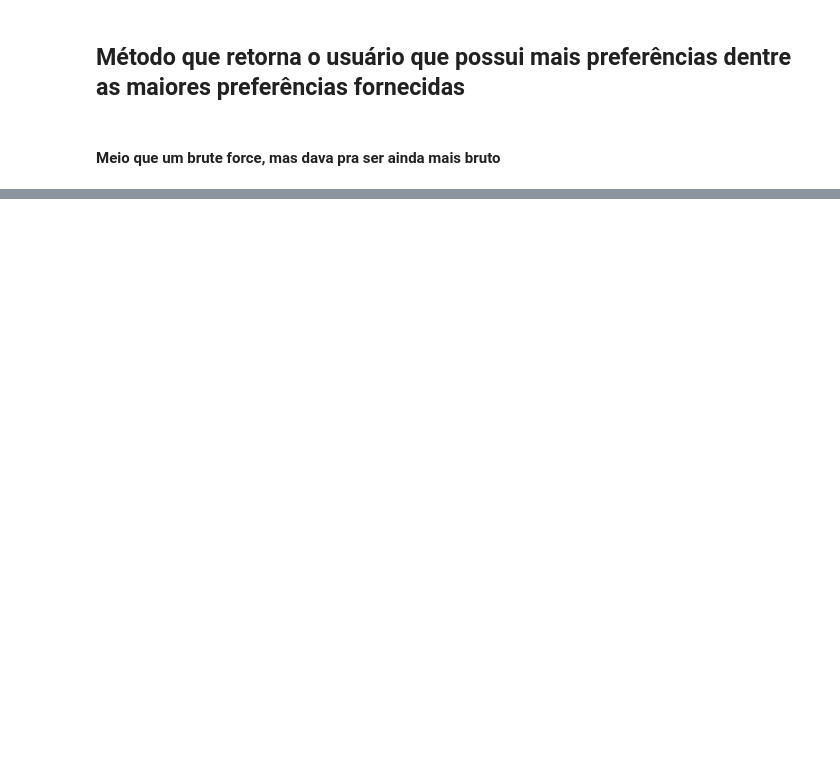
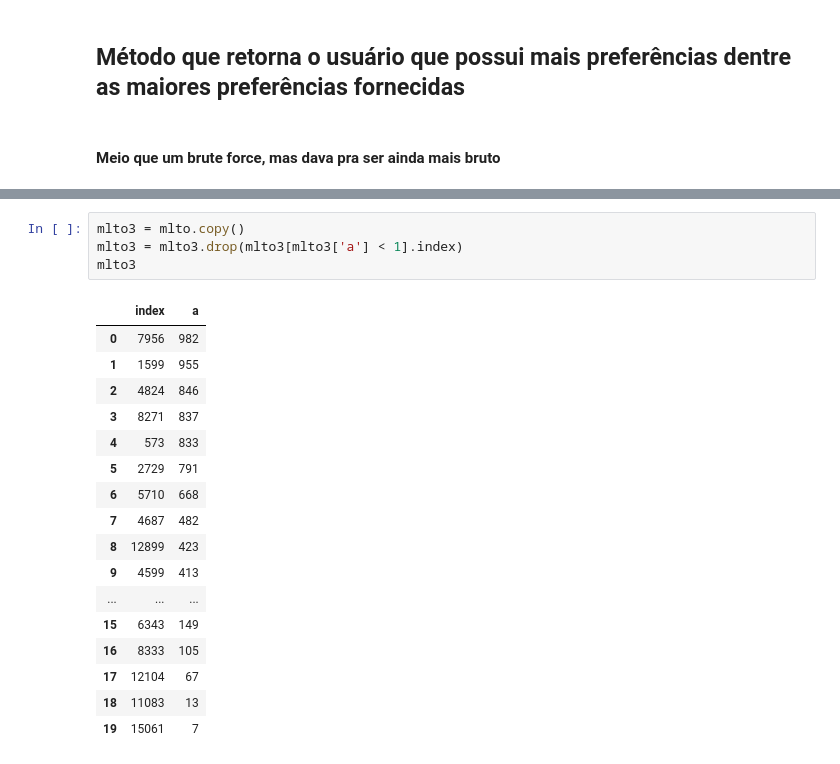
Before and after one commit to bvcl/MinWebProject, a Jupyter notebook: Recommender.ipynb, the cells around one changed output, grey strips where cells are left out. Drawn from its saved outputs; the diff is of its cells as text; blank space fills up the shorter version.

```diff
--- a/Recommender.ipynb
+++ b/Recommender.ipynb
@@ -155,0 +183,22 @@ artistaRecomendado
+# %%
+mlto3 = mlto.copy()
+mlto3 = mlto3.drop(mlto3[mlto3['a'] < 1].index)
+mlto3
+# %% [output]
+|  | index | a |
+| 0 | 7956 | 982 |
+| 1 | 1599 | 955 |
+| 2 | 4824 | 846 |
+| 3 | 8271 | 837 |
+| 4 | 573 | 833 |
+| 5 | 2729 | 791 |
+| 6 | 5710 | 668 |
+| 7 | 4687 | 482 |
+| 8 | 12899 | 423 |
+| 9 | 4599 | 413 |
+| ... | ... | ... |
+| 15 | 6343 | 149 |
+| 16 | 8333 | 105 |
+| 17 | 12104 | 67 |
+| 18 | 11083 | 13 |
+| 19 | 15061 | 7 |
```
Also changed, not shown: parts of 18 cells of this notebook.
